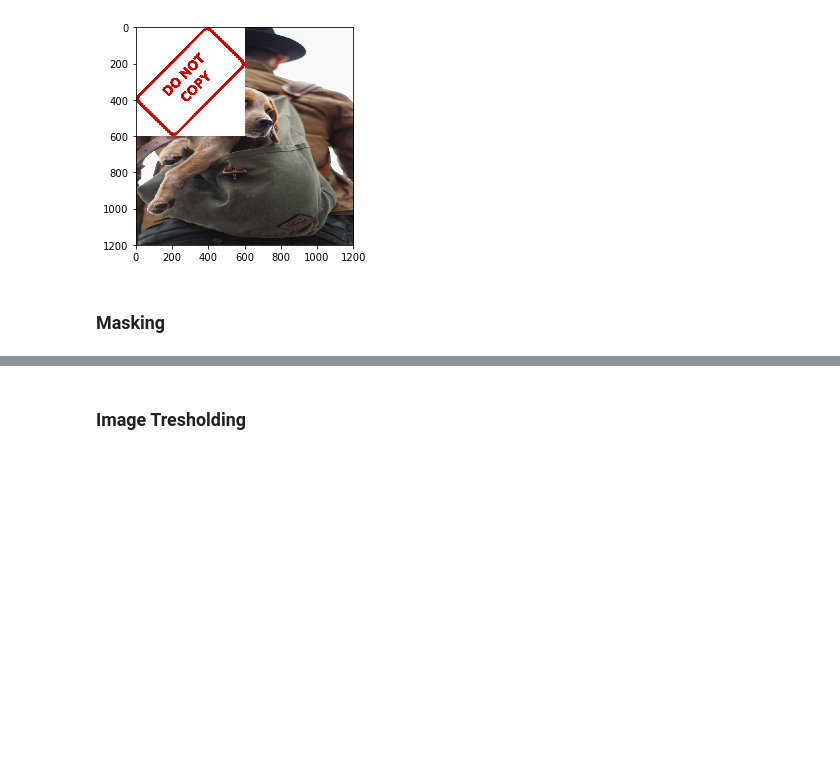
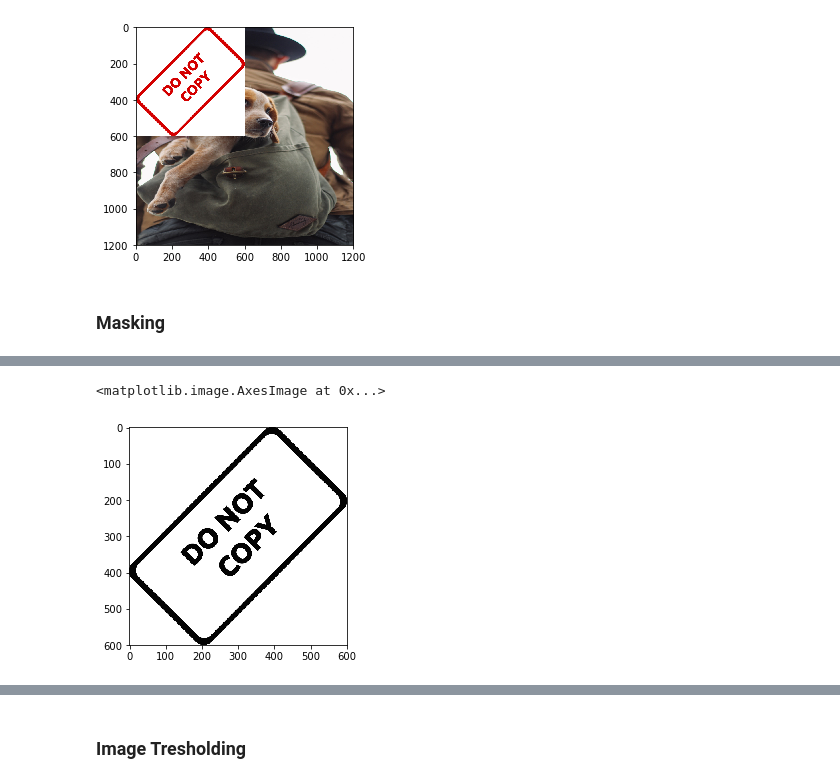
Before and after one commit to novojitdas/Computer-Vision, a Jupyter notebook: 04_image_processing.ipynb, the cells around one changed output, grey strips where cells are left out. Saved outputs shown, nothing was run; the diff lists cells and outputs as text; code cells hidden in the pictures; blank space fills up the shorter version.

```diff
--- a/04_image_processing.ipynb
+++ b/04_image_processing.ipynb
@@ -133,0 +189,8 @@ plt.imshow(large_img)
+# %%
+#now creating a grayscale version of image2 for masking
+img2gray = cv2.cvtColor(img2,cv2.COLOR_RGB2GRAY)
+#color mapping (cmap='gray')
+plt.imshow(img2gray,cmap='gray')
+# %% [output]
+<matplotlib.image.AxesImage at 0x...>
+[figure, added]
```
Also changed, not shown: parts of 27 cells of this notebook.
